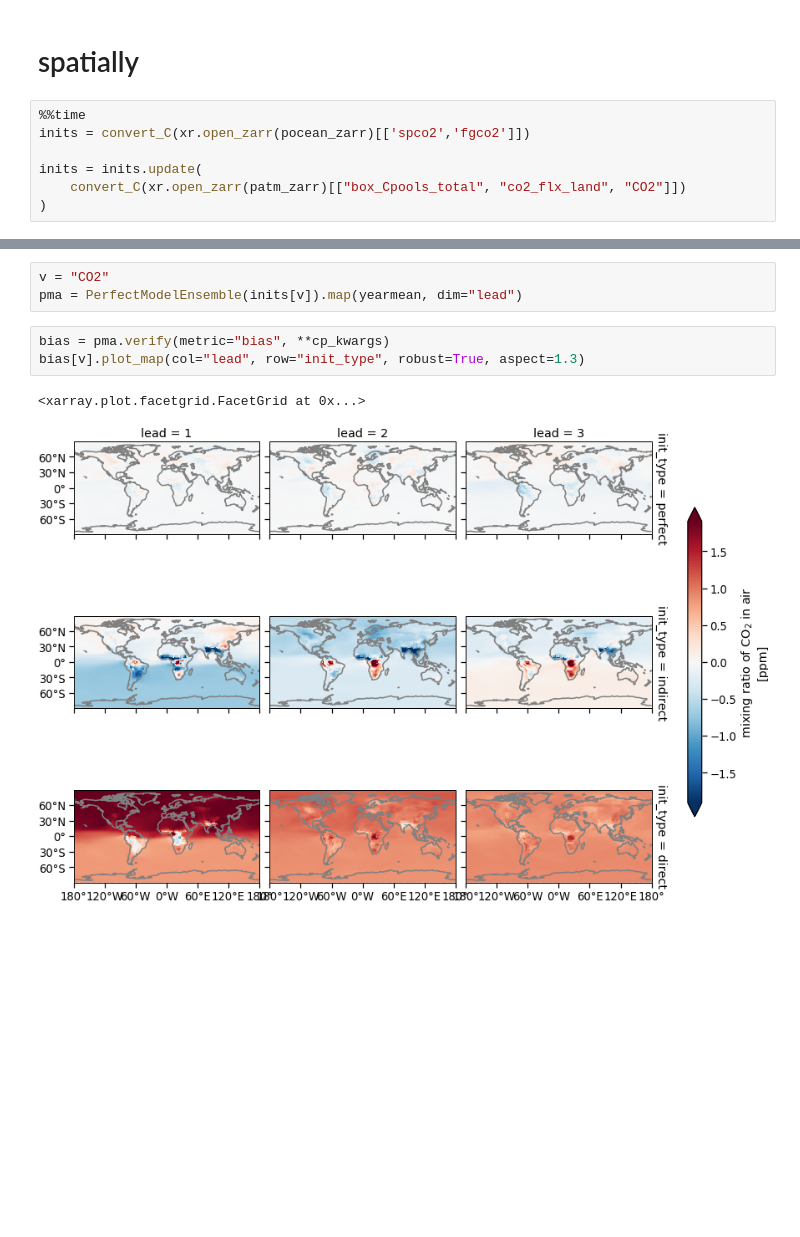
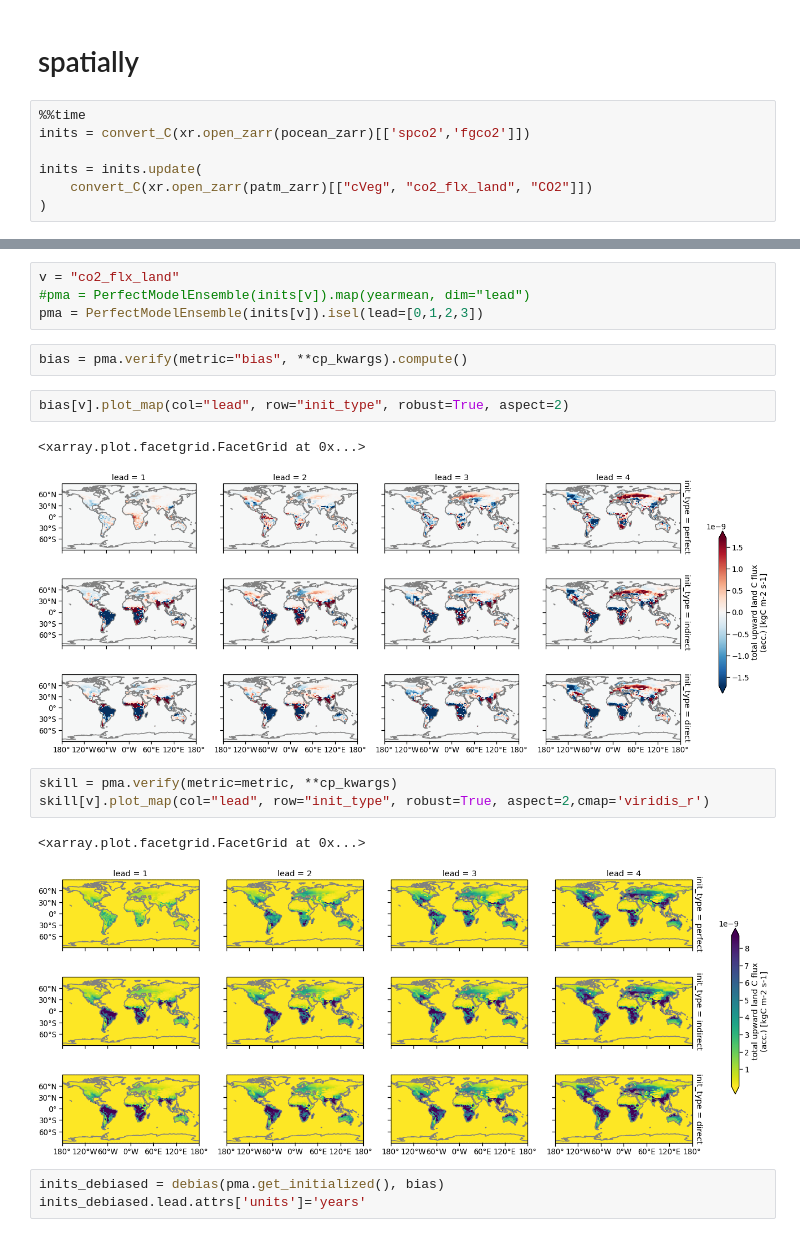
Before and after one commit to aaronspring/Spring_etal_2021_ESD, a Jupyter notebook: notebooks/predictability_after_reconstruction.ipynb, the cells around one changed output, grey strips where cells are left out. Cells and saved outputs as stored; diff of their text form; blank space fills up the shorter version.

```diff
--- a/notebooks/predictability_after_reconstruction.ipynb
+++ b/notebooks/predictability_after_reconstruction.ipynb
@@ -610,7 +676,7 @@ plt.savefig(
 inits = convert_C(xr.open_zarr(pocean_zarr)[['spco2','fgco2']])
 
 inits = inits.update(
-    convert_C(xr.open_zarr(patm_zarr)[["box_Cpools_total", "co2_flx_land", "CO2"]])
+    convert_C(xr.open_zarr(patm_zarr)[["cVeg", "co2_flx_land", "CO2"]])
 )
 # %% [output]
 converted spco2 from Pa to ppm
@@ -622,9 +687,20 @@ Wall time: 3.19 s
 # %%
-v = "CO2"
-pma = PerfectModelEnsemble(inits[v]).map(yearmean, dim="lead")
+v = "co2_flx_land"
+#pma = PerfectModelEnsemble(inits[v]).map(yearmean, dim="lead")
+pma = PerfectModelEnsemble(inits[v]).isel(lead=[0,1,2,3])
+# %%
+bias = pma.verify(metric="bias", **cp_kwargs).compute()
+# %%
+bias[v].plot_map(col="lead", row="init_type", robust=True, aspect=2)
+# %% [output]
+<xarray.plot.facetgrid.FacetGrid at 0x...>
+[figure, added]
 # %%
-bias = pma.verify(metric="bias", **cp_kwargs)
-bias[v].plot_map(col="lead", row="init_type", robust=True, aspect=1.3)
+skill = pma.verify(metric=metric, **cp_kwargs)
+skill[v].plot_map(col="lead", row="init_type", robust=True, aspect=2,cmap='viridis_r')
 # %% [output]
 <xarray.plot.facetgrid.FacetGrid at 0x...>
-[figure, old version]
+[figure, new version]
+# %%
+inits_debiased = debias(pma.get_initialized(), bias)
+inits_debiased.lead.attrs['units']='years'
```
Also changed, not shown: parts of 35 cells of this notebook, 4 other files.
